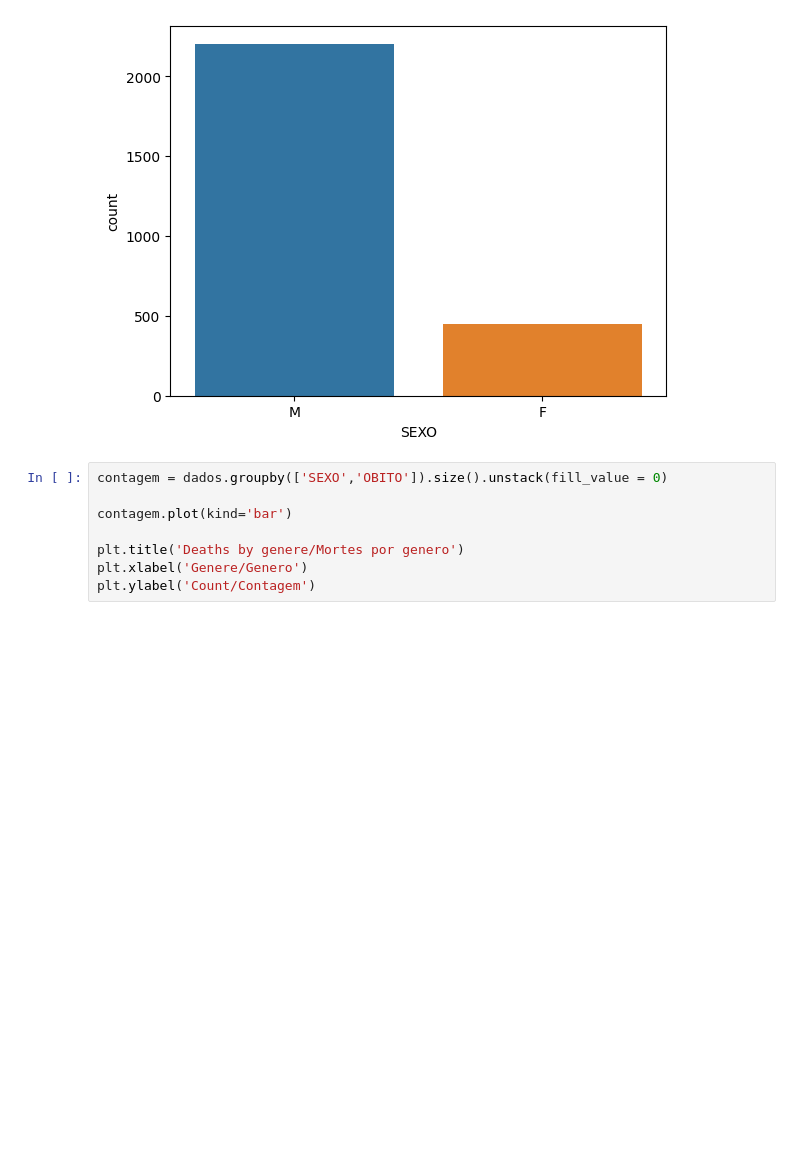
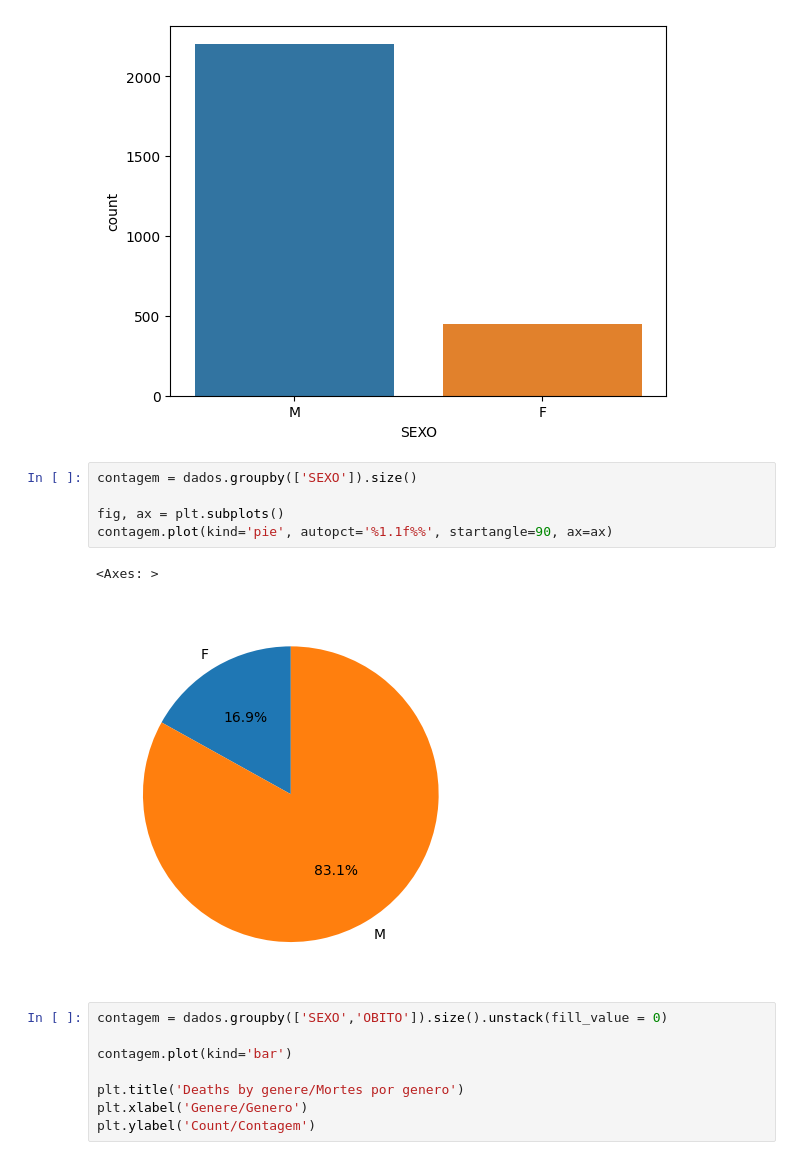
Before and after one commit to Muniz97/Yellow-fever-Febre-Amarela, a Jupyter notebook: 2 - Statistic/Yellow_Fever_Statistic.ipynb, the cells around one changed output. Drawn from its saved outputs; the diff is of its cells as text; blank space fills up the shorter version.

```diff
--- a/2 - Statistic/Yellow_Fever_Statistic.ipynb
+++ b/2 - Statistic/Yellow_Fever_Statistic.ipynb
@@ -82,6 +84,14 @@ sns.countplot(x = 'SEXO' , data = dados)
 # %% [output]
 <Axes: xlabel='SEXO', ylabel='count'>
 [figure]
+# %%
+contagem = dados.groupby(['SEXO']).size()
+
+fig, ax = plt.subplots()
+contagem.plot(kind='pie', autopct='%1.1f%%', startangle=90, ax=ax)
+# %% [output]
+<Axes: >
+[figure, added]
 # %%
 contagem = dados.groupby(['SEXO','OBITO']).size().unstack(fill_value = 0)
 
```
Also changed, not shown: parts of 4 cells of this notebook.
